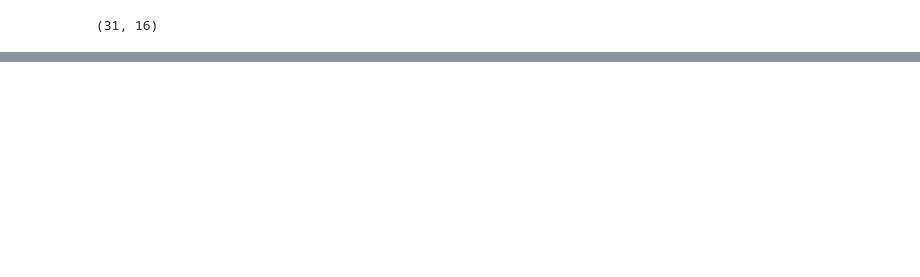
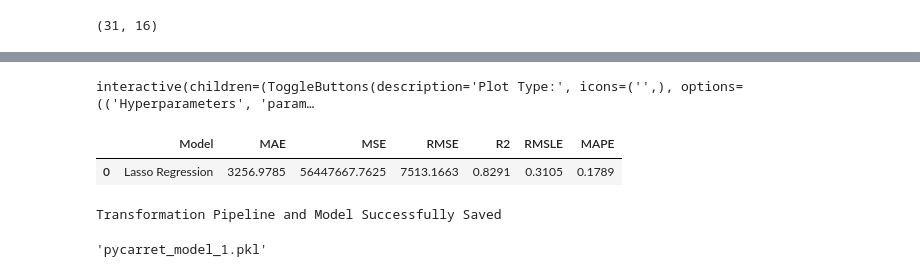
Before and after one commit to JakubOrz/ASI_pro_autoML, a Jupyter notebook: autocarml/notebooks/pycaret.ipynb, the cells around one changed output, grey strips where cells are left out. Cells and saved outputs as stored; diff of their text form; code cells hidden in the pictures; blank space fills up the shorter version.

```diff
--- a/autocarml/notebooks/pycaret.ipynb
+++ b/autocarml/notebooks/pycaret.ipynb
@@ -93,2 +90,18 @@ interactive(children=(ToggleButtons(description='Plot Type:', icons=('',), optio
+# %%
+#Ewaluacja najlepszego modelu
+evaluate_model(best_model)
+# %% [output]
+interactive(children=(ToggleButtons(description='Plot Type:', icons=('',), options=(('Hyperparameters', 'param…
 # %%
-output_df = model_setup.predict_model(best_model, data=data_frame)
+output_df = predict_model(best_model, data=data_frame)
+# %% [output]
+|  | Model | MAE | MSE | RMSE | R2 | RMSLE | MAPE |
+| 0 | Lasso Regression | 3256.9785 | 56447667.7625 | 7513.1663 | 0.8291 | 0.3105 | 0.1789 |
+# %%
+pipeline, model_path = save_model(best_model, "pycarret_model_1")
+# %% [output]
+Transformation Pipeline and Model Successfully Saved
+# %%
+model_path
+# %% [output]
+'pycarret_model_1.pkl'
```
Also changed, not shown: parts of 13 cells of this notebook, 1 other file.
